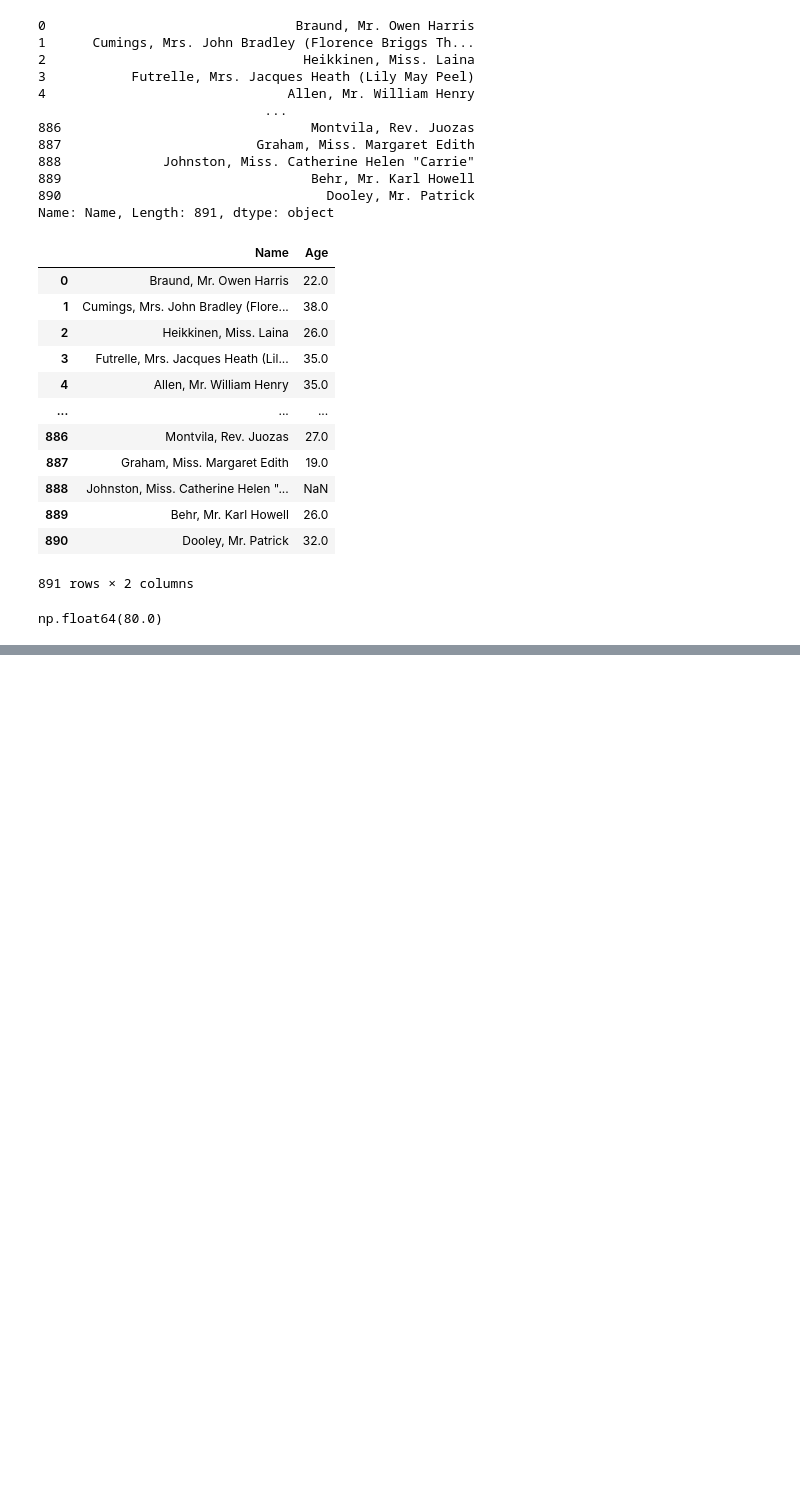
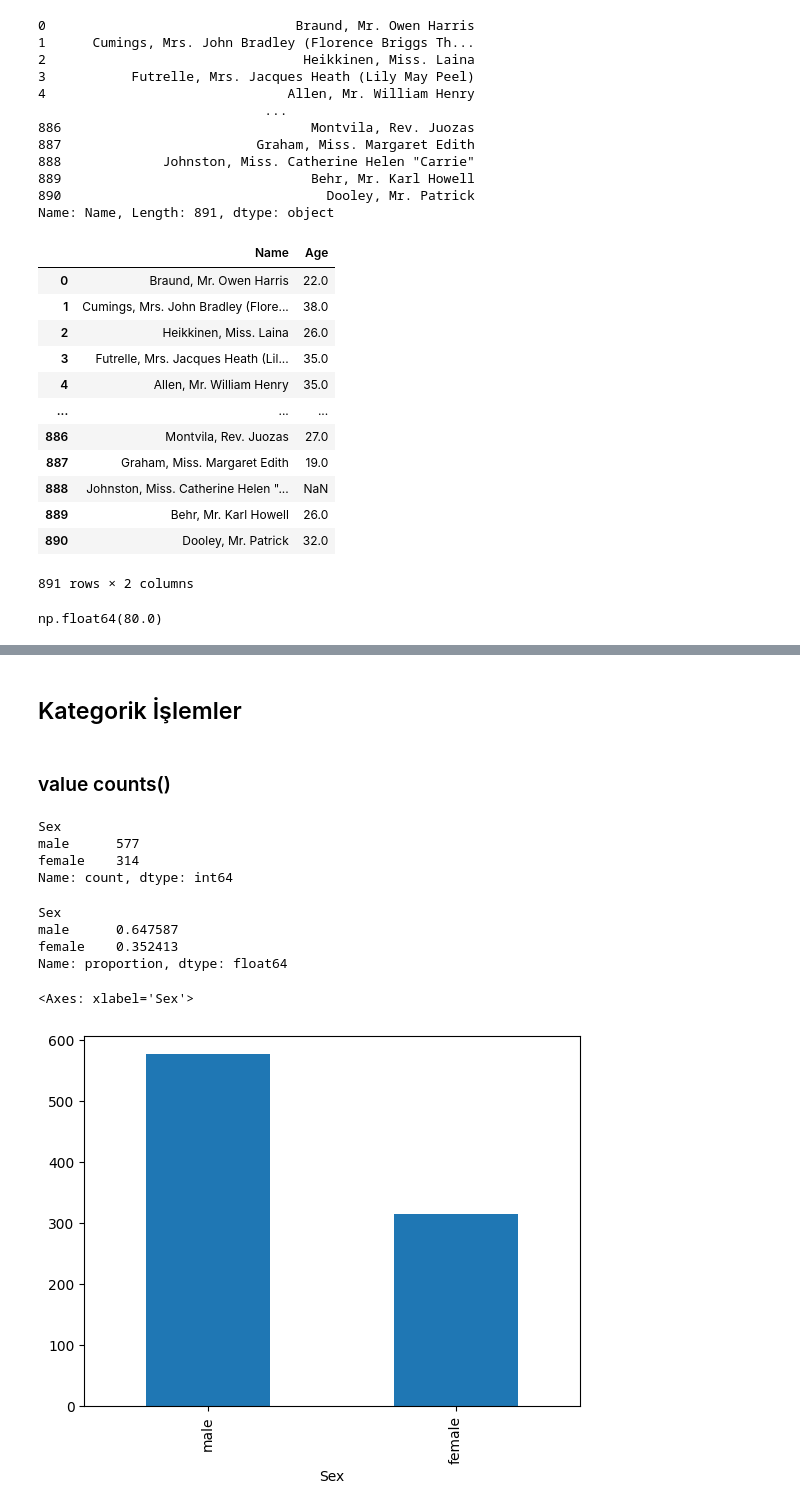
Before and after one commit to DrMuratAltun/BTK-Temmuz-2024, a Jupyter notebook: DAY2/pandas2-VeriAnalizi.ipynb, the cells around one changed output, grey strips where cells are left out. Drawn from its saved outputs; the diff is of its cells as text; code cells hidden in the pictures; blank space fills up the shorter version.

```diff
--- a/DAY2/pandas2-VeriAnalizi.ipynb
+++ b/DAY2/pandas2-VeriAnalizi.ipynb
@@ -161,0 +272,23 @@ np.float64(80.0)
+# %% [markdown]
+## Kategorik İşlemler
+# %% [markdown]
+### value counts()
+# %%
+df['Sex'].value_counts()
+# %% [output]
+Sex
+male      577
+female    314
+Name: count, dtype: int64
+# %%
+df['Sex'].value_counts(normalize=True)
+# %% [output]
+Sex
+male      0.647587
+female    0.352413
+Name: proportion, dtype: float64
+# %%
+df['Sex'].value_counts().plot.bar()
+# %% [output]
+<Axes: xlabel='Sex'>
+[figure, added]
```
Also changed, not shown: parts of 17 cells of this notebook.
